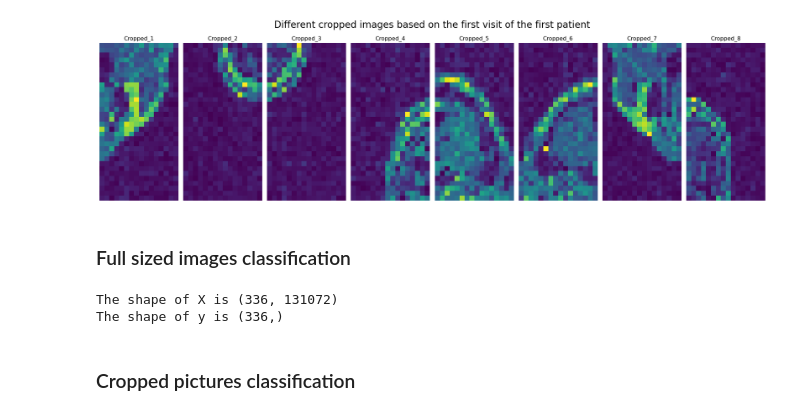
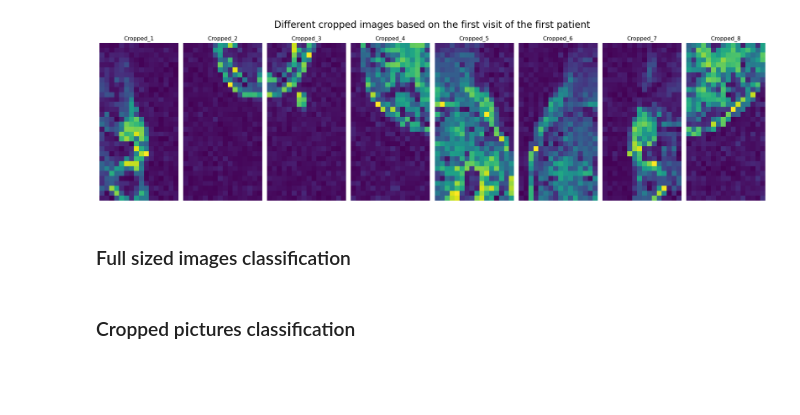
Before and after one commit to loesvanvoorden/Thesis, a Jupyter notebook: Thesis notebook.ipynb, the cells around one changed output. Saved outputs shown, nothing was run; the diff lists cells and outputs as text; code cells hidden in the pictures; blank space fills up the shorter version.

```diff
--- a/Thesis notebook.ipynb
+++ b/Thesis notebook.ipynb
@@ -37,7 +37,9 @@ sixteenth_shape = (16*16*8)
 # opening reference excel file
 
 data = pd.DataFrame(excel_file)
+
 data.insert(15, 'Images', '')
+
 data.insert(16, 'Cropped_1', '')
 data.insert(17, 'Cropped_2', '')
 data.insert(18, 'Cropped_3', '')
@@ -47,6 +49,15 @@ data.insert(21, 'Cropped_6', '')
 data.insert(22, 'Cropped_7', '')
 data.insert(23, 'Cropped_8', '')
 
+data.insert(24, 'Cropped_1_1', '')
+data.insert(25, 'Cropped_1_2', '')
+data.insert(26, 'Cropped_1_3', '')
+data.insert(27, 'Cropped_1_4', '')
+data.insert(28, 'Cropped_1_5', '')
+data.insert(29, 'Cropped_1_6', '')
+data.insert(30, 'Cropped_1_7', '')
+data.insert(31, 'Cropped_1_8', '')
+
 # adding each (feature-reduced) image to the dataframe
 for index, row in data.iterrows():
     for image in os.scandir(dataset+row['MRI ID']+'/RAW'):
@@ -112,22 +122,48 @@ for index, row in data.iterrows():
     img8 = data.iloc[index]['Images'][0:32, 32:65, 16:33]
     data.at[index, 'Cropped_8'] = img8
 
+for index, row in data.iterrows():
+
+    img1 = data.iloc[index]['Cropped_1'][16:33, 0:16, 8:17]
+    data.at[index, 'Cropped_1_1'] = img1
+
+    img2 = data.iloc[index]['Cropped_1'][16:33, 16:33, 0:8]
+    data.at[index, 'Cropped_1_2'] = img2
+
+    img3 = data.iloc[index]['Cropped_1'][16:33, 16:33, 8:17]
+    data.at[index, 'Cropped_1_3'] = img3
+
+    img4 = data.iloc[index]['Cropped_1'][0:16, 16:33, 0:8]
+    data.at[index, 'Cropped_1_4'] = img4
+
+    img5 = data.iloc[index]['Cropped_1'][0:16, 0:16, 8:17]
+    data.at[index, 'Cropped_1_5'] = img5
+
+    img6 = data.iloc[index]['Cropped_1'][0:16, 0:16, 0:8]
+    data.at[index, 'Cropped_1_6'] = img6
+
+    img7 = data.iloc[index]['Cropped_1'][16:33, 0:16, 0:8]
+    data.at[index, 'Cropped_1_7'] = img7
+
+    img8 = data.iloc[index]['Cropped_1'][0:16, 16:33, 8:17]
+    data.at[index, 'Cropped_1_8'] = img8
+
 data = data[data.Group != 'Converted']
 # %%
 # visualization of different cropped dimensions
 
 indeces = [16, 17, 18, 19, 20, 21, 22, 23]
 fig, axes = plt.subplots(1, 8, figsize=(20,20))
 
 for ax, index in zip(axes, indeces):
-    ax.imshow(data.iloc[0][index][:, 16, :])
+    ax.imshow(data.iloc[0][index][16, :, :])
     ax.axis('off')
     ax.title.set_text(data.columns[index])
 fig.tight_layout()
 fig.suptitle('Different cropped images based on the first visit of the first patient', y=0.65, fontsize=20)
 plt.show()
 # %% [output]
-[figure, old version]
+[figure, new version]
 # %% [markdown]
 ### Full sized images classification
 # %%
@@ -173,6 +226,0 @@ fp.close()
-# %%
-print(f"The shape of X is {X.shape}")
-print(f"The shape of y is {y.shape}")
-# %% [output]
-The shape of X is (336, 131072)
-The shape of y is (336,)
```
Also changed, not shown: parts of 10 cells of this notebook, 2 other files.
